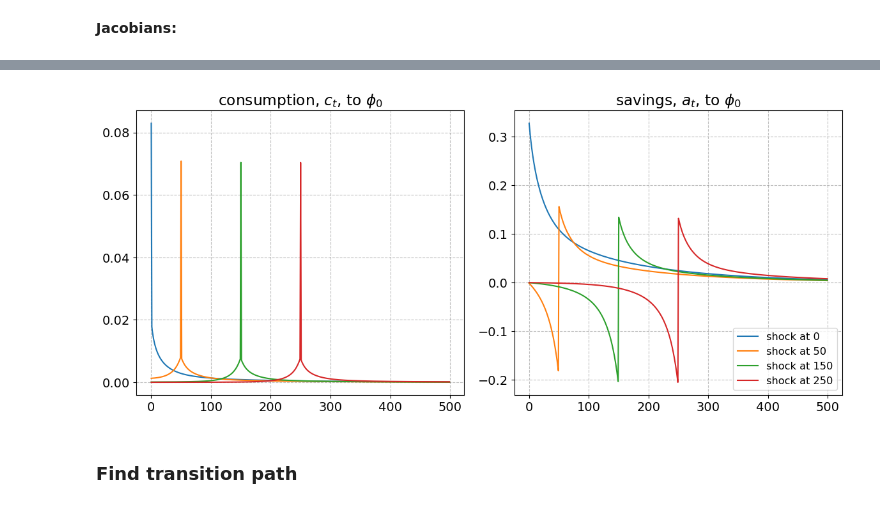
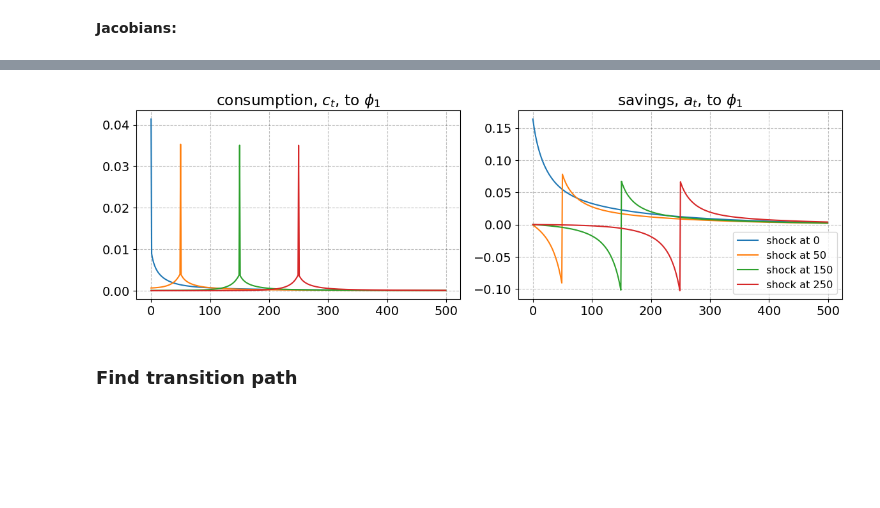
Before and after one commit to JohanOelgaard/AdvMacroHetAgent, a Jupyter notebook: Assignment I/HANCAssignment.ipynb, the cells around one changed output, grey strips where cells are left out. Drawn from its saved outputs; the diff is of its cells as text; code cells hidden in the pictures; blank space fills up the shorter version.

Commit message:
Created a new figure and ran model

```diff
--- a/Assignment I/HANCAssignment.ipynb
+++ b/Assignment I/HANCAssignment.ipynb
@@ -202,0 +202,24 @@ fig.savefig(f'figs/asset_dist.png')
+# %%
+fig, axs = plt.subplots(1, 2, figsize=(12, 4),dpi=100)
+
+# b. assets
+axs[0].set_title('savings, $\\chi = 0$')
+axs[1].set_title('savings, $\\chi = 1$')
+
+for i_beta in range(par.Nfix):
+    if par.eta1_grid[i_beta] == 0:
+        cumsum = np.cumsum(np.sum(ss.D[i_beta],axis=0))
+        axs[0].plot(np.insert(par.a_grid,0,par.a_grid[0]),np.insert(cumsum/cumsum[-1],0,0.0),label=f'$\\beta = {par.beta_grid[i_beta]:.4f}$')
+    elif par.eta1_grid[i_beta] == 1:
+        cumsum = np.cumsum(np.sum(ss.D[i_beta],axis=0))
+        axs[1].plot(np.insert(par.a_grid,0,par.a_grid[0]),np.insert(cumsum/cumsum[-1],0,0.0),label=f'$\\beta = {par.beta_grid[i_beta]:.4f}$')
+
+for ax in axs:
+    ax.set_xlabel('assets, $a_{t}$')
+    ax.set_ylabel('CDF')
+    ax.set_xscale('symlog')
+    ax.legend(loc = 'lower right', fontsize = 'small')
+
+plt.tight_layout()
+plt.show()
+fig.savefig(f'figs/asset_dist.png')
@@ -226,32 +251,32 @@ full Jacobian to unknowns computed in 1.2 secs [in evaluate_blocks(): 0.8 secs]
 full Jacobian to shocks computed in 1.0 secs [in evaluate_blocks(): 0.7 secs]
 # %%
-fig = plt.figure(figsize=(12, 20), dpi=100)  #
+fig = plt.figure(figsize=(12,14),dpi=100) #
 
 i = 0
-for varname in ['phi0']:
+for varname in ['phi1']:
     # a. consumption
     i += 1
     ax = fig.add_subplot(4, 2, i)
-    ax.set_title(f'consumption, $c_t$, to $\phi_0$')
+    ax.set_title(f'consumption, $c_t$, to $\phi_1$')
     for s in [0, 50, 150, 250]:
         jac_hh_var = model.jac_hh[('C_hh', varname)]
         ax.plot(np.arange(par.T), jac_hh_var[:, s], label=f'shock at {s}')
 
     # b. savings
     i += 1
     ax = fig.add_subplot(4, 2, i)
-    ax.set_title(f'savings, $a_t$, to $\phi_0$')
+    ax.set_title(f'savings, $a_t$, to $\phi_1$')
     for s in [0, 50, 150, 250]:
         jac_hh_var = model.jac_hh[('A_hh', varname)]
         ax.plot(np.arange(par.T), jac_hh_var[:, s], label=f'shock at {s}')
     if i == 2:
         ax.legend(loc = 'lower right', fontsize = 'small')
 
 # save fig
 fig.tight_layout()
 fig.savefig(f'figs/jacobian.png')
 # %% [output]
-[figure, old version]
+[figure, new version]
 # %% [markdown]
 ### Find transition path
 # %%
```
Also changed, not shown: parts of 17 cells of this notebook, 7 other files.
